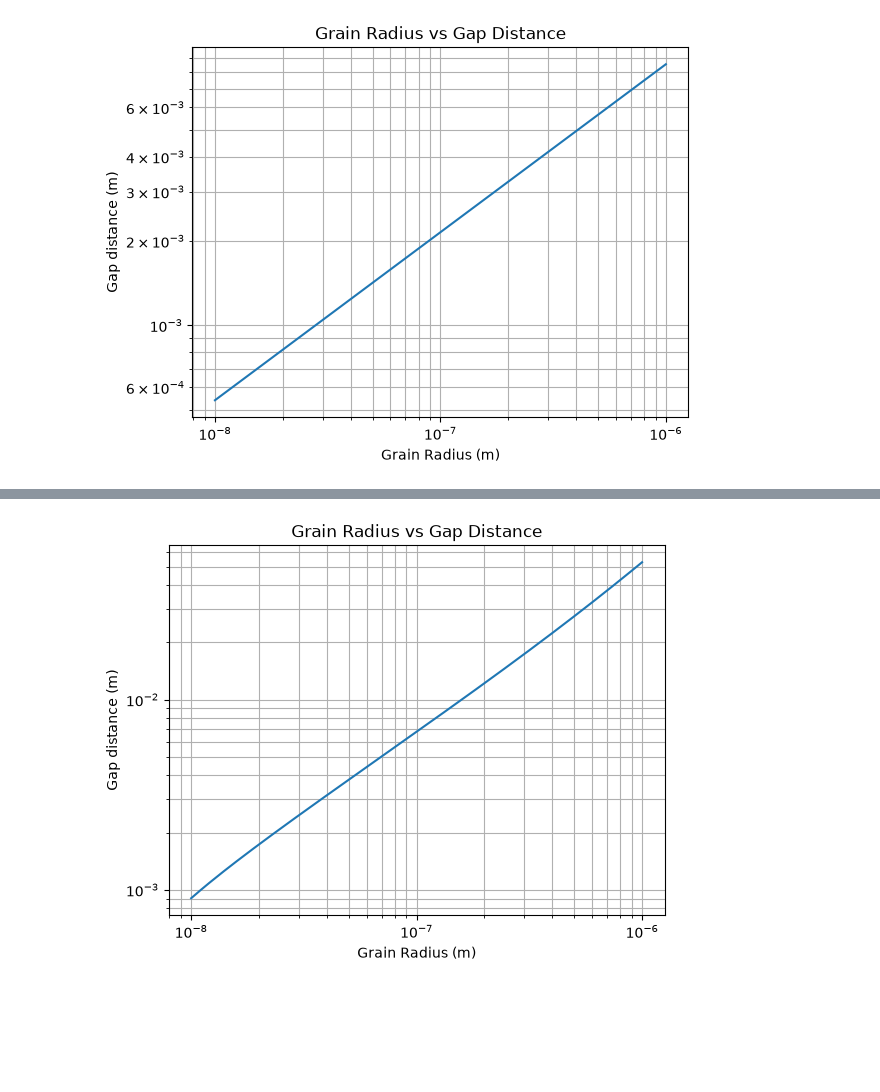
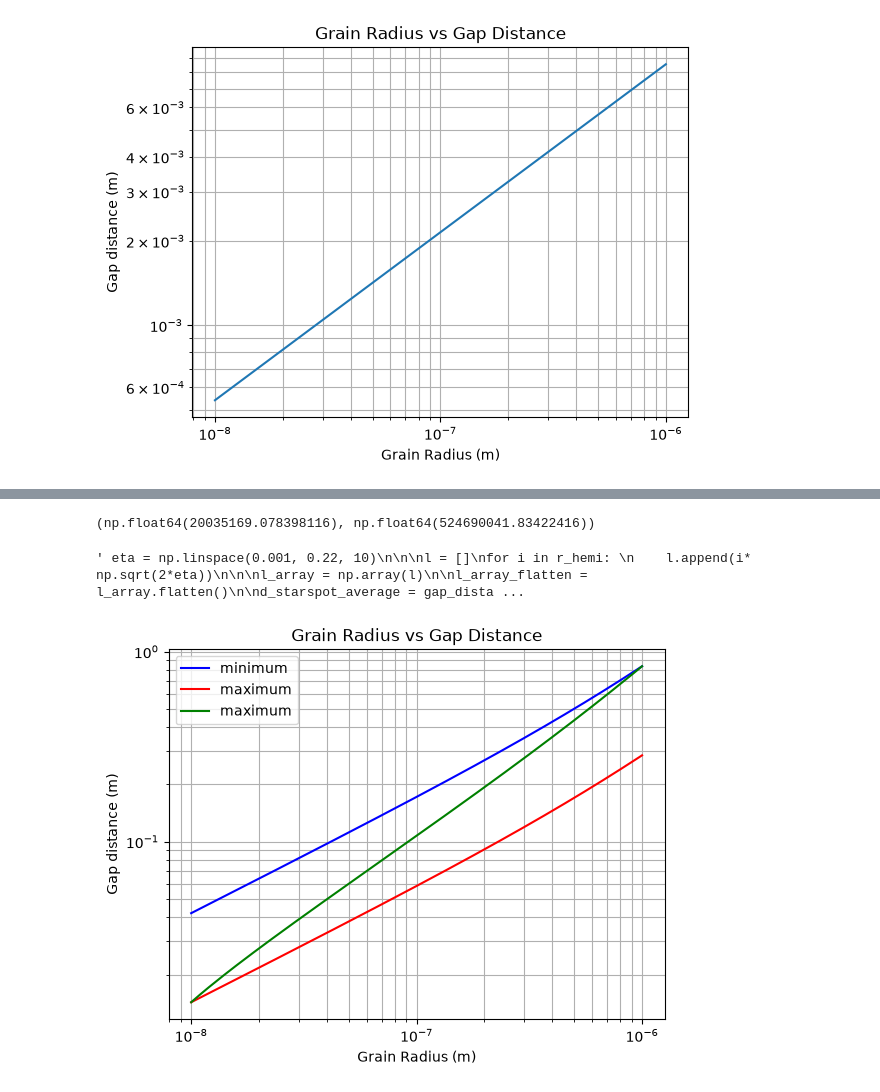
Before and after one commit to drraurau/Brown_Dwarf_Chain, a Jupyter notebook: lengthscales.ipynb, the cells around one changed output, grey strips where cells are left out. Cells and saved outputs as stored; diff of their text form; code cells hidden in the pictures; blank space fills up the shorter version.

```diff
--- a/lengthscales.ipynb
+++ b/lengthscales.ipynb
@@ -168,22 +163,70 @@ r_hemi = np.linspace(min_r, max_r, 1000)
 eta = np.linspace(0.001, 0.22, 1000)
+# %%
+rad = []
+
+for i in r_hemi:
+    for k in eta:
+        rad.append(i*np.sqrt(2*k))
+
+
+L_starspot = np.array(rad)
+
+print((L_starspot.min(), L_starspot.max()))
+# %% [output]
+(np.float64(20035169.078398116), np.float64(524690041.83422416))
+# %%
+
+r_hemi = np.linspace(min_r, max_r, 1000)
+r_hemi_min = r_hemi * np.sqrt(0.22*2)
+r_hemi_max = r_hemi * np.sqrt(0.001*2)
 # %%
+
 def L_starspot(eta, r):
     return np.sqrt(2*eta) * r
+
+
+
+
+L_starspot_original = L_starspot(eta, r_hemi)
+
+
+d_starspot_original = gap_distance(a, phi, L_starspot_original)
 # %%
-L_starspot = L_starspot(eta, r_hemi)
+'''L_spot = L_starspot(eta, max_r)'''
 
 
-d_starspot = gap_distance(a, phi, L_starspot)
+d_starspot_min = gap_distance(a, phi, r_hemi_min)
+d_starspot_max = gap_distance(a, phi, r_hemi_max)
+# %%
+""" eta = np.linspace(0.001, 0.22, 10)
+
+
+l = []
+for i in r_hemi:
+    l.append(i* np.sqrt(2*eta))
+
+
+l_array = np.array(l)
+
+l_array_flatten = l_array.flatten()
+
+d_starspot_average = gap_distance(a, phi, l_array_flatten) """
+# %% [output]
+' eta = np.linspace(0.001, 0.22, 10)\n\n\nl = []\nfor i in r_hemi: \n    l.append(i* np.sqrt(2*eta))\n\n\nl_array = np.array(l)\n\nl_array_flatten = l_array.flatten()\n\nd_starspot_average = gap_dista ...
 # %%
-plt.loglog(a, d_starspot)
+plt.loglog(a, d_starspot_min, color = 'blue', label = 'minimum')
+plt.loglog(a,d_starspot_max, color = 'red', label = 'maximum')
+plt.loglog(a,d_starspot_original, color = 'g', label = 'maximum')
+
 plt.xlabel('Grain Radius (m)')
+plt.legend()
 #plt.hlines(y = (d_min, d_max), xmin = 0, xmax = 1e-6, colors = 'r', linestyle = ':')
 plt.ylabel('Gap distance (m)')
 plt.grid(True, which="both", ls="-")
 plt.title('Grain Radius vs Gap Distance')
 plt.show()
 # %% [output]
-[figure, old version]
+[figure, new version]
 # %%
 plt.loglog(a, d2, color = 'r', label ='Scale Height Method')
 plt.loglog(a,d, color = 'b', label = 'Star radii Method')
```
Also changed, not shown: parts of 13 cells of this notebook, 4 other files.
